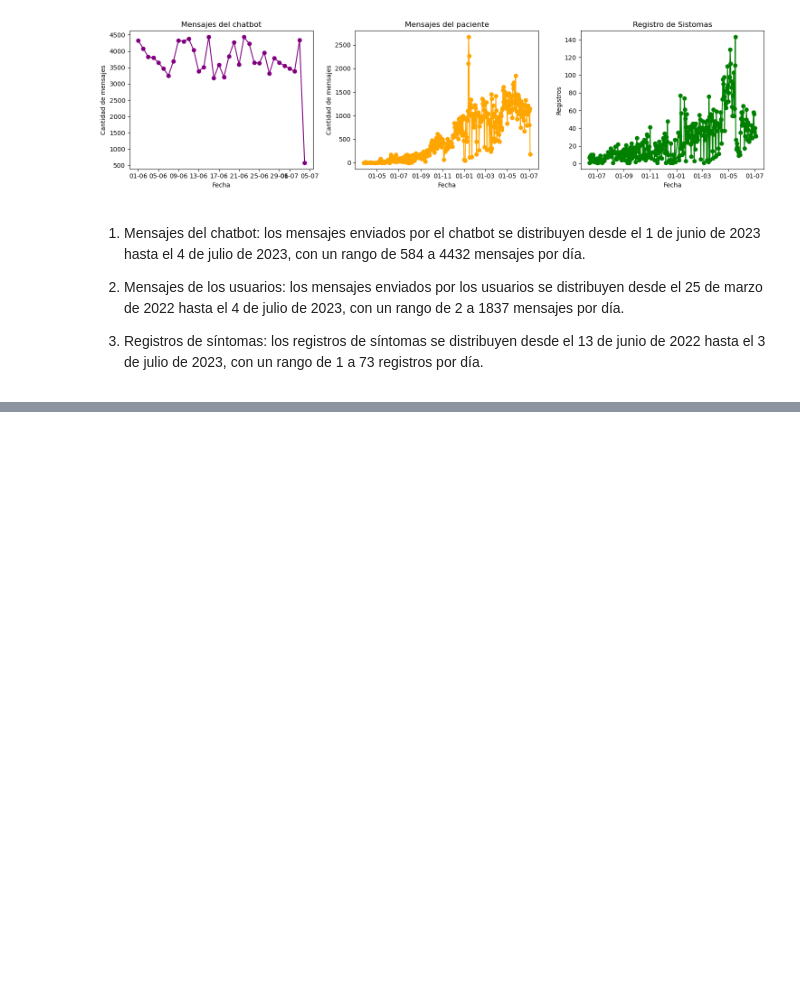
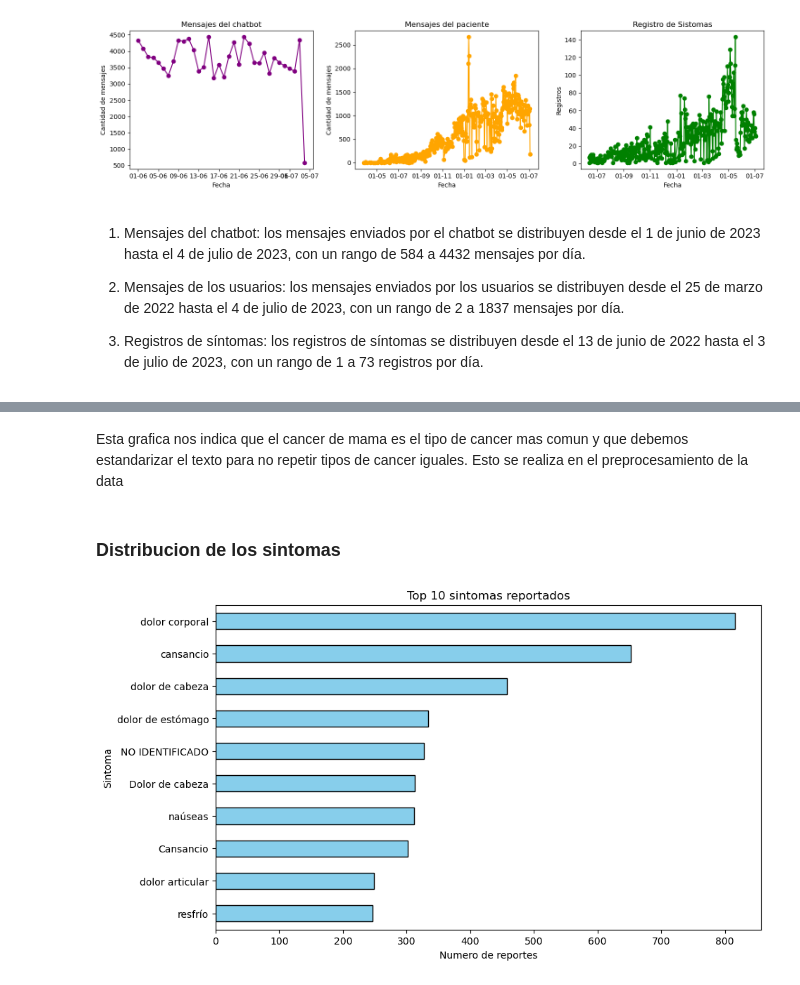
Before and after one commit to gonzalesomar/Technical-case-PEOPL, a Jupyter notebook: Analisis-Exploratorio.ipynb, the cells around one changed output, grey strips where cells are left out. Saved outputs shown, nothing was run; the diff lists cells and outputs as text; code cells hidden in the pictures; blank space fills up the shorter version.

```diff
--- a/Analisis-Exploratorio.ipynb
+++ b/Analisis-Exploratorio.ipynb
@@ -195,0 +278,18 @@ plt.show()
+# %% [markdown]
+Esta grafica nos indica que el cancer de mama es el tipo de cancer mas comun y que debemos estandarizar el texto para no repetir tipos de cancer iguales. Esto se realiza en el preprocesamiento de la data
+# %% [markdown]
+### Distribucion de los sintomas
+# %%
+# Cuenta los sintomas
+symptom_counts = symptoms_df['description'].value_counts()
+
+# Graficamos el top 10 de mas frecuentes
+plt.figure(figsize=(10, 6))
+symptom_counts[:10].plot(kind='barh', color='skyblue', edgecolor='black')
+plt.title('Top 10 sintomas reportados')
+plt.xlabel('Numero de reportes')
+plt.ylabel('Sintoma')
+plt.gca().invert_yaxis()
+plt.show()
+# %% [output]
+[figure, added]
```
Also changed, not shown: parts of 36 cells of this notebook, 1 other file.
